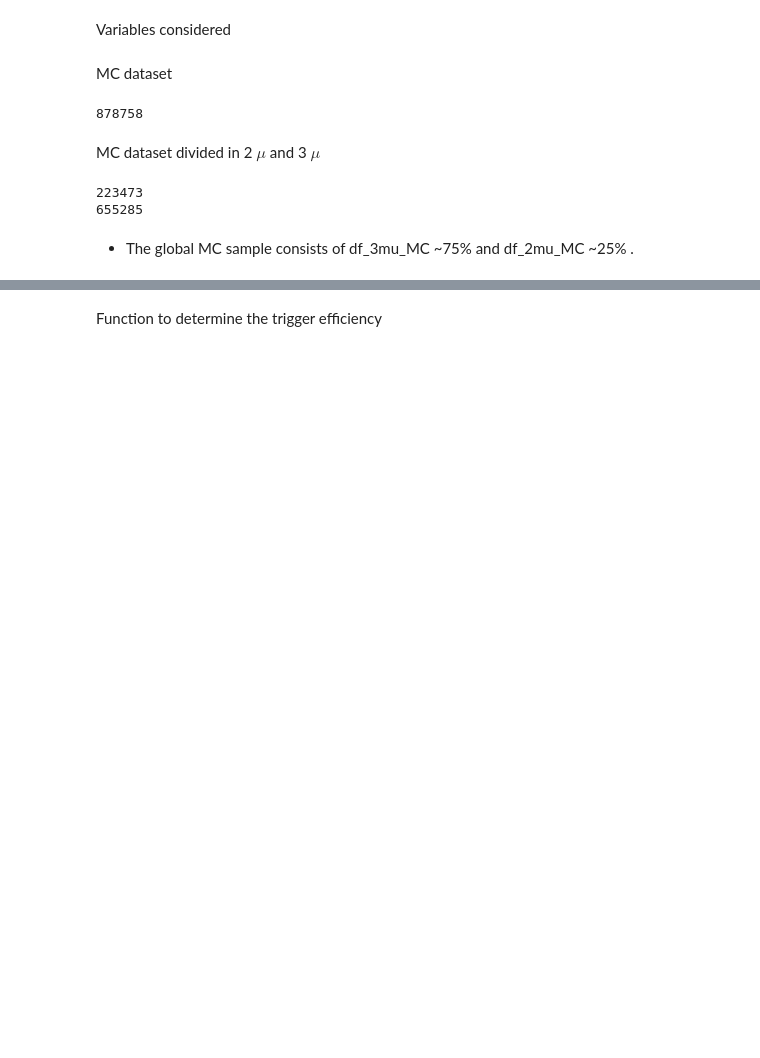
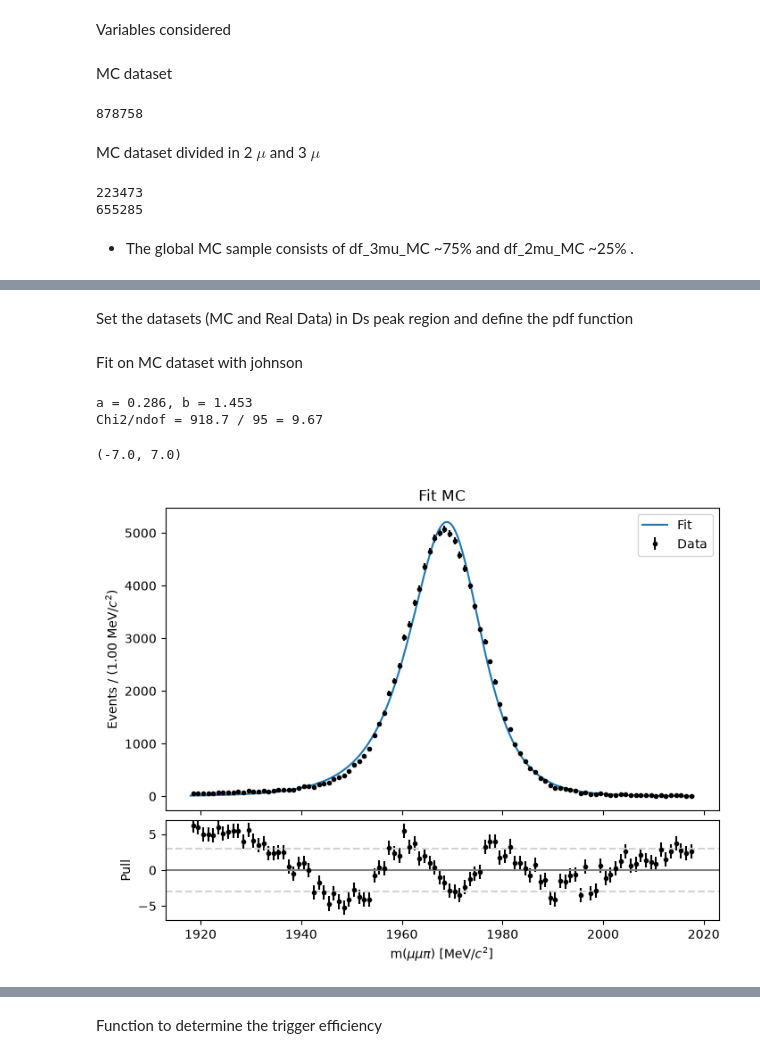
Before and after one commit to lhcb-bicocca/tesi_impicciche, a Jupyter notebook: notebooks/skimming.ipynb, the cells around one changed output, grey strips where cells are left out. Cells and saved outputs as stored; diff of their text form; code cells hidden in the pictures; blank space fills up the shorter version.

```diff
--- a/notebooks/skimming.ipynb
+++ b/notebooks/skimming.ipynb
@@ -96,0 +143,18 @@ print(len(df_3mu_MC))
+# %%
+hlt1_tos_var_ds = [k for k in keys_ds_MC if 'Hlt1' in k and 'TOS' in k]
+hlt1_tis_var_ds = [k for k in keys_ds_MC if 'Hlt1' in k and 'TIS' in k]
+Pt_ds = ['Ds_PT']
+M_ds = ['Ds_M']
+bkg_ds = ['Ds_BKGCAT']
+
+variables_ds =  hlt1_tos_var_ds + hlt1_tis_var_ds + Pt_ds + M_ds
+# %%
+df_mc_ds = []
+
+for event in event_id_ds:
+    MC_np_ds = uproot.open(data_samples[f'mc-{event}'][0])['Ds2PhiPi/DecayTree'].arrays(variables_ds+bkg_ds, library="np") # faster via np
+    MC_df_ds = pd.DataFrame(MC_np_ds)
+    df_mc_ds.append(MC_df_ds)
+
+df_MC_ds = pd.concat(df_mc_ds, ignore_index=True)
+print(len(df_MC_ds))
@@ -96,0 +199,2 @@ print(len(df_3mu_MC))
+# %% [markdown]
+Set the datasets (MC and Real Data) in Ds peak region and define the pdf function
@@ -96,0 +222,52 @@ print(len(df_3mu_MC))
+# %% [markdown]
+Fit on MC dataset with johnson
+# %%
+counts_mc, bin_edges = np.histogram(m_mc, bins=100, range=(m_min, m_max))
+bin_centers = (bin_edges[:-1] + bin_edges[1:]) / 2
+bin_width = (m_max - m_min) / 100  #100 bins choice
+
+def model_mc(x, n_sig, a, b, loc, scale):
+    return n_sig * pdf_sig(x, a, b, loc, scale) * bin_width #I used bins and not single value
+
+p0_mc = [len(m_mc), 1, 1, 1969, 12] #ds_M=1969 and ds_lrgh=12
+
+popt_mc, pcov_mc = curve_fit(model_mc, bin_centers, counts_mc, sigma=np.sqrt(counts_mc), p0=p0_mc)
+n_mc, a_fixed, b_fixed, loc_mc, scale_mc = popt_mc
+print(f"a = {a_fixed:.3f}, b = {b_fixed:.3f}")
+
+#---------------------------------------------------------------------------
+#pulls
+expected_mc = model_mc(bin_centers, n_mc, a_fixed, b_fixed, loc_mc, scale_mc)
+err_mc = np.sqrt(counts_mc)
+pulls = (counts_mc - expected_mc) / np.where(err_mc == 0, 1, err_mc)
+
+#chi2
+chi2_mc = np.sum(pulls**2)
+ndof_mc = len(counts_mc) - len(popt_mc)
+print(f"Chi2/ndof = {chi2_mc:.1f} / {ndof_mc} = {chi2_mc/ndof_mc:.2f}")
+
+#plot
+x_plot = np.linspace(m_min, m_max, 500)
+
+fig, (ax1, ax2) = plt.subplots(2, 1, figsize=(8, 6), gridspec_kw={'height_ratios': [3, 1]}, sharex=True)
+fig.subplots_adjust(hspace=0.05)
+
+ax1.errorbar(bin_centers, counts_mc, yerr=err_mc, fmt='.k', label='Data')
+ax1.plot(x_plot, model_mc(x_plot, n_mc, a_fixed, b_fixed, loc_mc, scale_mc), label='Fit')
+ax1.set_title("Fit MC")
+ax1.set_ylabel(f"Events / ({bin_width:.2f} MeV/$c^2$)")
+ax1.legend()
+
+ax2.errorbar(bin_centers, pulls, yerr=np.ones_like(pulls), fmt='.k')
+ax2.axhline(0, color='gray', linestyle='-')
+ax2.axhline(3, color='lightgray', linestyle='--')
+ax2.axhline(-3, color='lightgray', linestyle='--')
+
+ax2.set_xlabel(r"m($\mu\mu\pi$) [MeV/$c^2$]")
+ax2.set_ylabel("Pull")
+ax2.set_ylim(-7, 7)
+# %% [output]
+a = 0.286, b = 1.453
+Chi2/ndof = 918.7 / 95 = 9.67
+(-7.0, 7.0)
+[figure, added]
```
Also changed, not shown: parts of 54 cells of this notebook.
